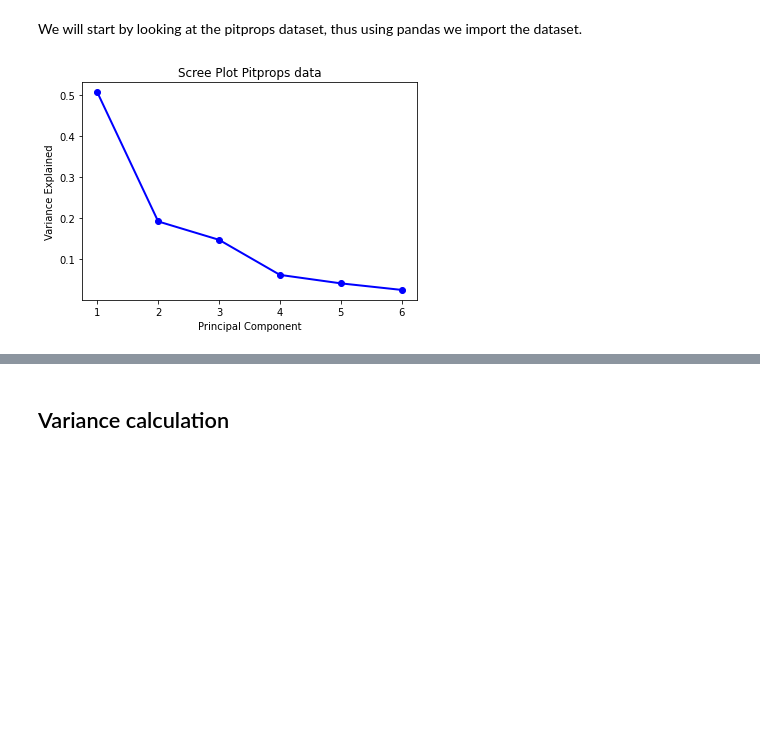
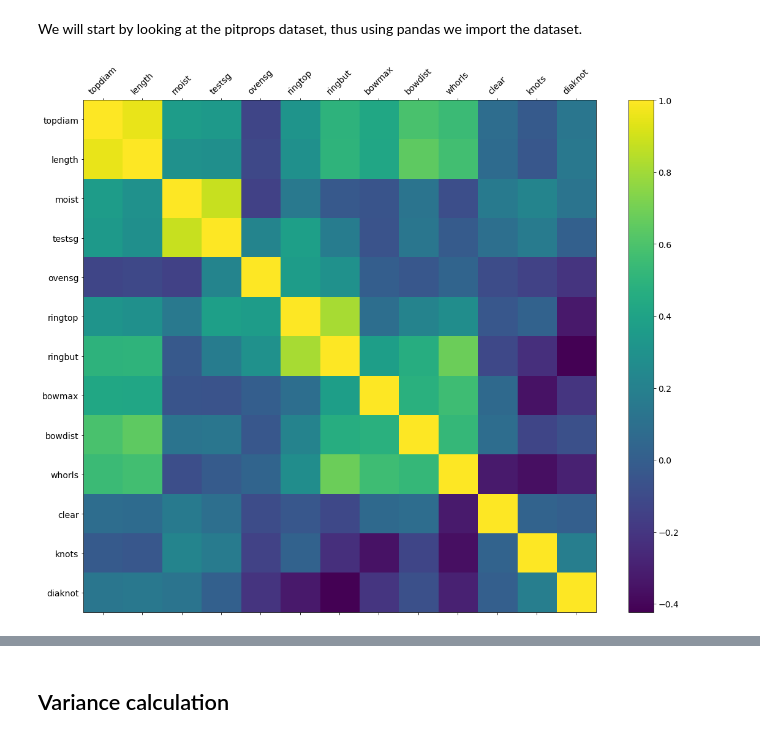
Before and after one commit to peresadilo/spca, a Jupyter notebook: report.ipynb, the cells around one changed output, grey strips where cells are left out. Saved outputs shown, nothing was run; the diff lists cells and outputs as text; code cells hidden in the pictures; blank space fills up the shorter version.

Commit message:
Added graphs

```diff
--- a/report.ipynb
+++ b/report.ipynb
@@ -14,17 +14,24 @@ We will start by looking at the pitprops dataset, thus using pandas we import th
 # %%
 # Import both the pitprops and gene datasets; for the pitprops dataset, use the first column as the indices.
 pitprops = pd.read_csv("data/pitprops.csv", index_col=0)
+# %%
+f = plt.figure(figsize=(19, 15))
+plt.matshow(pitprops, fignum=f)
+plt.xticks(range(pitprops.select_dtypes(['number']).shape[1]), pitprops.select_dtypes(['number']).columns, fontsize=14, rotation=45)
+plt.yticks(range(pitprops.select_dtypes(['number']).shape[1]), pitprops.select_dtypes(['number']).columns, fontsize=14)
+cb = plt.colorbar()
+cb.ax.tick_params(labelsize=14)
+plt.savefig("heatmap.eps", format="eps")
+# %% [output]
+[figure, added]
 # %%
 pca = PCA(n_components=6)
 pca_fit = pca.fit(pitprops)
 PC_values = np.arange(pca.n_components_) + 1
-plt.plot(PC_values, pca.explained_variance_ratio_, 'o-', linewidth=2, color='blue')
-plt.title('Scree Plot Pitprops data')
+plt.plot(PC_values, pca.explained_variance_ratio_, 'o-', linewidth=2)
 plt.xlabel('Principal Component')
 plt.ylabel('Variance Explained')
-plt.show()
+plt.savefig('pitprops.eps', format='eps')
-# %% [output]
-[figure, removed]
 # %% [markdown]
 We set the <img style="transform: translateY(0.1em); background: white;" src="https://render.githubusercontent.com/render/math?math=l_2">-norm equal to the <img style="transform: translateY(0.1em); background: white;" src="https://render.githubusercontent.com/render/math?math=%5Clambda">'s which are provided by Zou, Hastie, and Tibshirani (2006). We then run our self-written function sparcepca() to do the actual SPCA analysis. We first look at our self-written function which uses the elasticnet function from the scikit-learn package.
 # %%
```
Also changed, not shown: parts of 25 cells of this notebook.
